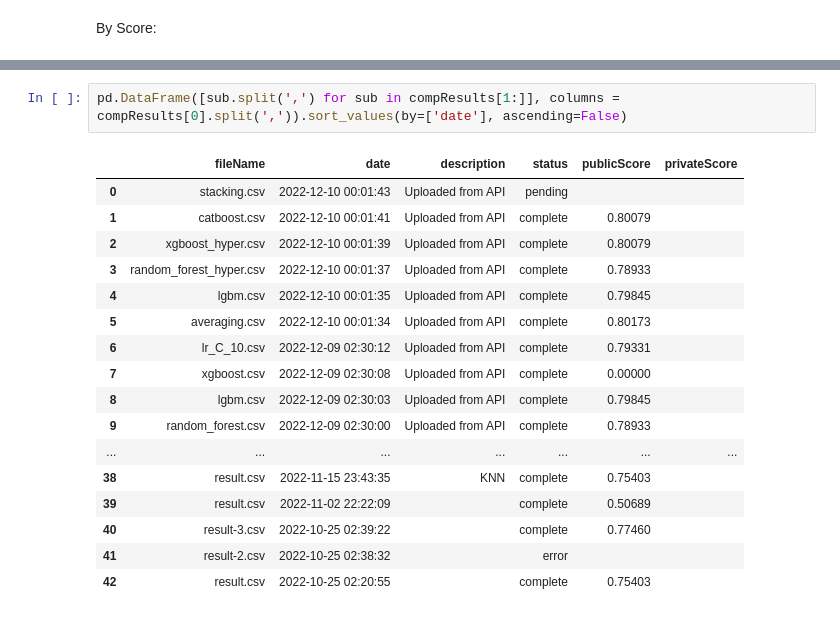
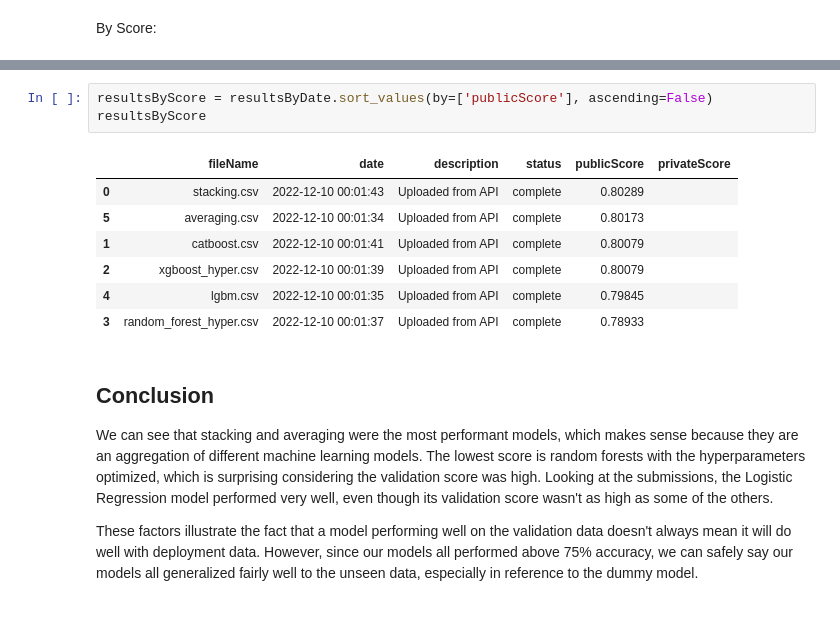
Before and after one commit to aaron-bruner/ECE-4420-Project, a Jupyter notebook: master-ece4420.ipynb, the cells around one changed output, grey strips where cells are left out. Cells and saved outputs as stored; diff of their text form.

```diff
--- a/master-ece4420.ipynb
+++ b/master-ece4420.ipynb
@@ -847,20 +840,16 @@ By Date:
-# %%
-pd.DataFrame([sub.split(',') for sub in compResults[1:]], columns = compResults[0].split(',')).sort_values(by=['date'], ascending=False)
-# %% [output]
-|  | fileName | date | description | status | publicScore | privateScore |
-| 0 | stacking.csv | 2022-12-10 00:01:43 | Uploaded from API | pending |  |  |
-| 1 | catboost.csv | 2022-12-10 00:01:41 | Uploaded from API | complete | 0.80079 |  |
-| 2 | xgboost_hyper.csv | 2022-12-10 00:01:39 | Uploaded from API | complete | 0.80079 |  |
-| 3 | random_forest_hyper.csv | 2022-12-10 00:01:37 | Uploaded from API | complete | 0.78933 |  |
-| 4 | lgbm.csv | 2022-12-10 00:01:35 | Uploaded from API | complete | 0.79845 |  |
-| 5 | averaging.csv | 2022-12-10 00:01:34 | Uploaded from API | complete | 0.80173 |  |
-| 6 | lr_C_10.csv | 2022-12-09 02:30:12 | Uploaded from API | complete | 0.79331 |  |
-| 7 | xgboost.csv | 2022-12-09 02:30:08 | Uploaded from API | complete | 0.00000 |  |
-| 8 | lgbm.csv | 2022-12-09 02:30:03 | Uploaded from API | complete | 0.79845 |  |
-| 9 | random_forest.csv | 2022-12-09 02:30:00 | Uploaded from API | complete | 0.78933 |  |
-| ... | ... | ... | ... | ... | ... | ... |
-| 38 | result.csv | 2022-11-15 23:43:35 | KNN | complete | 0.75403 |  |
-| 39 | result.csv | 2022-11-02 22:22:09 |  | complete | 0.50689 |  |
-| 40 | result-3.csv | 2022-10-25 02:39:22 |  | complete | 0.77460 |  |
-| 41 | result-2.csv | 2022-10-25 02:38:32 |  | error |  |  |
-| 42 | result.csv | 2022-10-25 02:20:55 |  | complete | 0.75403 |  |
+# %%
+resultsByScore = resultsByDate.sort_values(by=['publicScore'], ascending=False)
+resultsByScore
+# %% [output]
+|  | fileName | date | description | status | publicScore | privateScore |
+| 0 | stacking.csv | 2022-12-10 00:01:43 | Uploaded from API | complete | 0.80289 |  |
+| 5 | averaging.csv | 2022-12-10 00:01:34 | Uploaded from API | complete | 0.80173 |  |
+| 1 | catboost.csv | 2022-12-10 00:01:41 | Uploaded from API | complete | 0.80079 |  |
+| 2 | xgboost_hyper.csv | 2022-12-10 00:01:39 | Uploaded from API | complete | 0.80079 |  |
+| 4 | lgbm.csv | 2022-12-10 00:01:35 | Uploaded from API | complete | 0.79845 |  |
+| 3 | random_forest_hyper.csv | 2022-12-10 00:01:37 | Uploaded from API | complete | 0.78933 |  |
+# %% [markdown]
+## Conclusion
+We can see that stacking and averaging were the most performant models, which makes sense because they are an aggregation of different machine learning models. The lowest score is random forests with the hyperparameters optimized, which is surprising considering the validation score was high. Looking at the submissions, the Logistic Regression model performed very well, even though its validation score wasn't as high as some of the others.
+
+These factors illustrate the fact that a model performing well on the validation data doesn't always mean it will do well with deployment data. However, since our models all performed above 75% accuracy, we can safely say our models all generalized fairly well to the unseen data, especially in reference to the dummy model.
```
Also changed, not shown: parts of 21 cells of this notebook, 11 other files.
